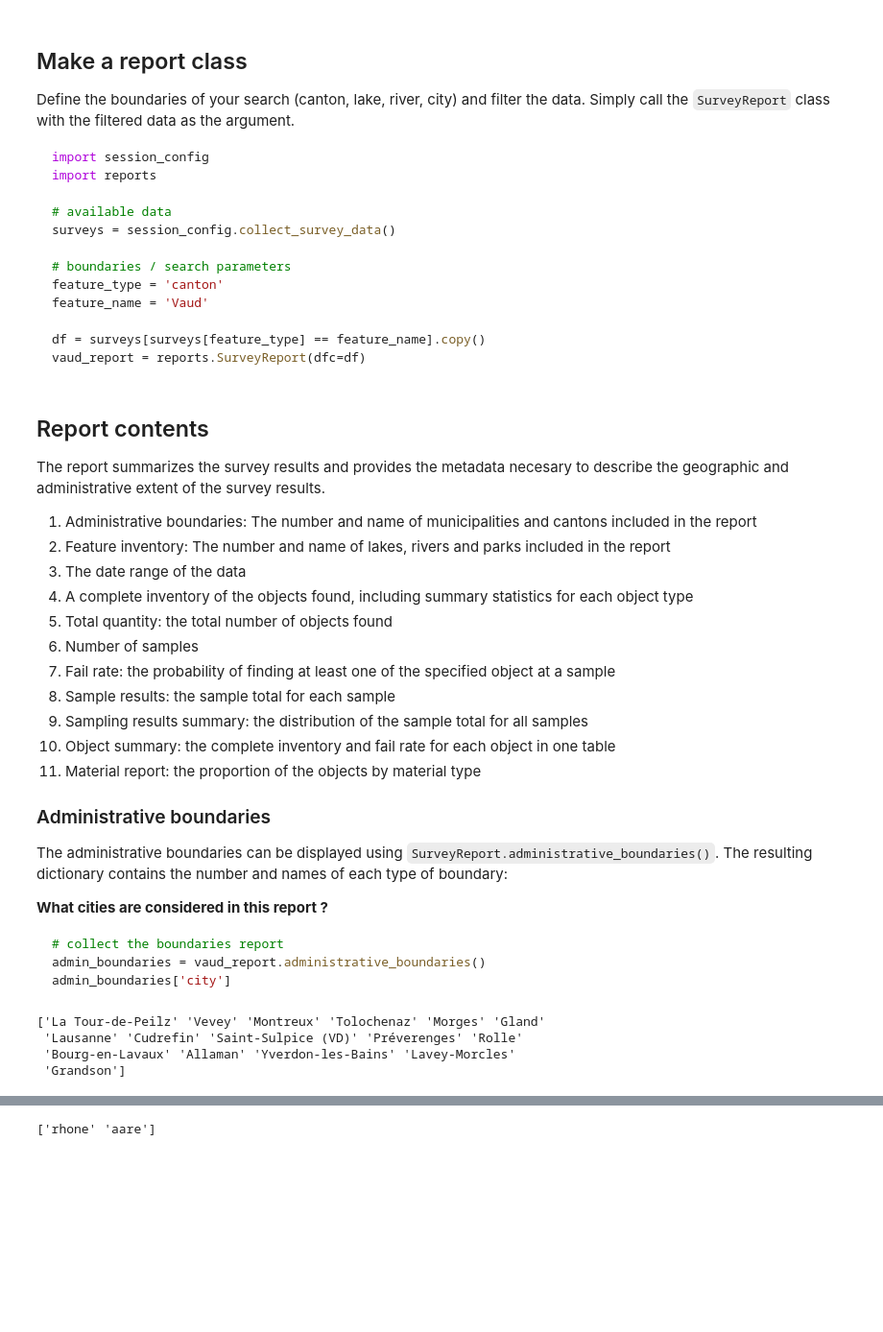
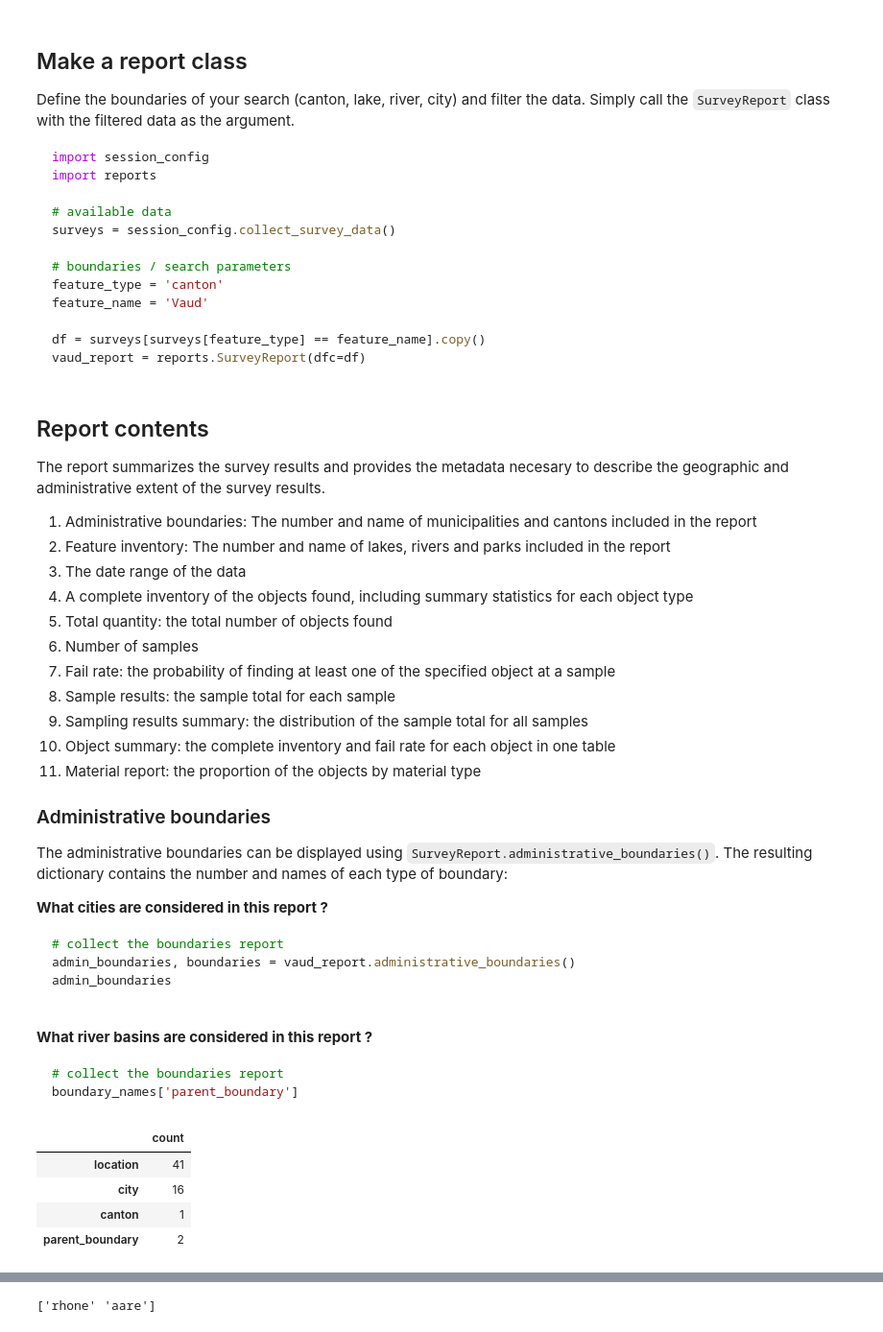
Before and after one commit to hammerdirt-analyst/feb_2024, a Jupyter notebook: a_report_class.ipynb, the cells around one changed output, grey strips where cells are left out. Shown at 96% size. Drawn from its saved outputs; the diff is of its cells as text; code cells hidden in the pictures; blank space fills up the shorter version.

````diff
--- a/a_report_class.ipynb
+++ b/a_report_class.ipynb
@@ -73,15 +73,25 @@ __What cities are considered in this report ?__
 
 ```python
 # collect the boundaries report
-admin_boundaries = vaud_report.administrative_boundaries()
-admin_boundaries['city']
+admin_boundaries, boundaries = vaud_report.administrative_boundaries()
+admin_boundaries
 ```
+
+<br />
+
+__What river basins are considered in this report ?__
+
+```python
+# collect the boundaries report
+boundary_names['parent_boundary']
+```
 # %%
-admin_boundaries = vaud_report.administrative_boundaries()
-print(admin_boundaries['city']['names'])
+admin_boundaries, boundary_names = vaud_report.administrative_boundaries()
+admin_boundaries
 # %% [output]
-['La Tour-de-Peilz' 'Vevey' 'Montreux' 'Tolochenaz' 'Morges' 'Gland'
- 'Lausanne' 'Cudrefin' 'Saint-Sulpice (VD)' 'Préverenges' 'Rolle'
- 'Bourg-en-Lavaux' 'Allaman' 'Yverdon-les-Bains' 'Lavey-Morcles'
- 'Grandson']
+|  | count |
+| location | 41 |
+| city | 16 |
+| canton | 1 |
+| parent_boundary | 2 |
 # %% [markdown]
````
Also changed, not shown: parts of 8 cells of this notebook, 12 other files.
